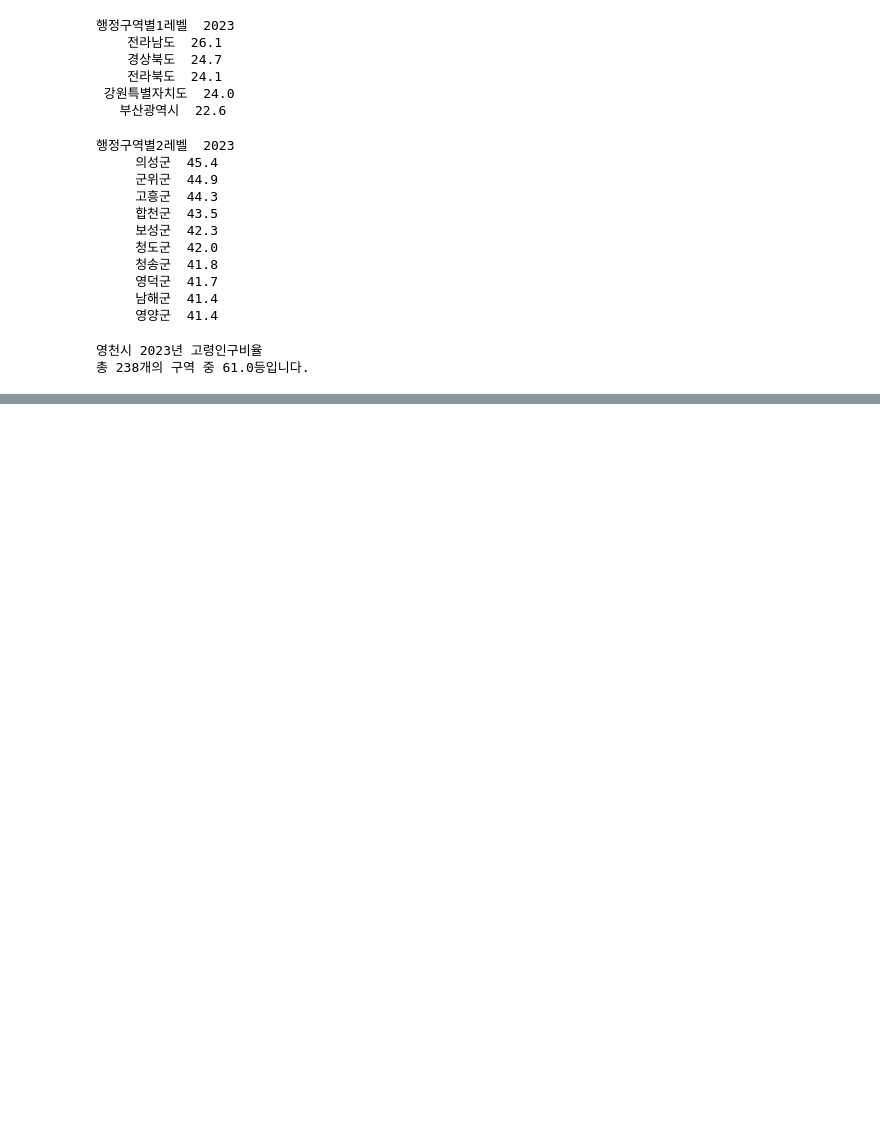
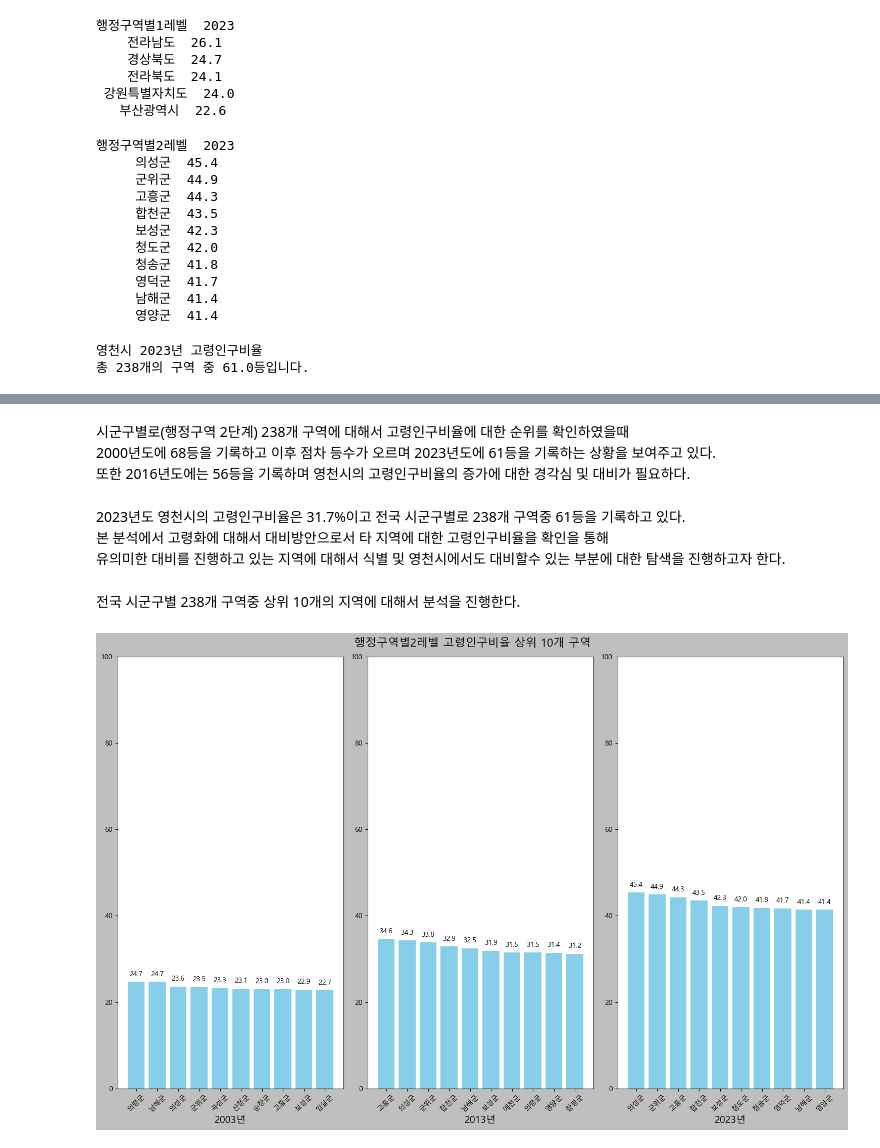
Before and after one commit to BaekJunehong/Yangcheon_Data_Contest, a Jupyter notebook: code.ipynb, the cells around one changed output, grey strips where cells are left out. Cells and saved outputs as stored; diff of their text form; code cells hidden in the pictures; blank space fills up the shorter version.

```diff
--- a/code.ipynb
+++ b/code.ipynb
@@ -164,0 +183,37 @@ plt.show()
+# %% [markdown]
+시군구별로(행정구역 2단계) 238개 구역에 대해서 고령인구비율에 대한 순위를 확인하였을때
+2000년도에 68등을 기록하고 이후 점차 등수가 오르며 2023년도에 61등을 기록하는 상황을 보여주고 있다.
+또한 2016년도에는 56등을 기록하며 영천시의 고령인구비율의 증가에 대한 경각심 및 대비가 필요하다.
+# %% [markdown]
+2023년도 영천시의 고령인구비율은 31.7%이고 전국 시군구별로 238개 구역중 61등을 기록하고 있다.
+본 분석에서 고령화에 대해서 대비방안으로서 타 지역에 대한 고령인구비율을 확인을 통해
+유의미한 대비를 진행하고 있는 지역에 대해서 식별 및 영천시에서도 대비할수 있는 부분에 대한 탐색을 진행하고자 한다.
+# %% [markdown]
+전국 시군구별 238개 구역중 상위 10개의 지역에 대해서 분석을 진행한다.
+# %%
+fig, axs = plt.subplots(1, 3, figsize=(15, 10))
+
+years = ['2003', '2013', '2023']
+for i, year in enumerate(years):
+    top5_regions_level2 = df_level2.sort_values(by=year, ascending=False).head(10)[['행정구역별2레벨', year]]
+    bars = axs[i].bar(top5_regions_level2['행정구역별2레벨'], top5_regions_level2[year], color='skyblue')
+    axs[i].set_xlabel(f'{year}년', fontsize=14)
+
+    # x축의 위치를 수동으로 설정합니다.
+    axs[i].set_xticks(range(len(top5_regions_level2['행정구역별2레벨'])))
+    axs[i].set_xticklabels(top5_regions_level2['행정구역별2레벨'], rotation=45)
+
+    # 각 막대에 높이를 표시합니다.
+    for bar in bars:
+        yval = bar.get_height()
+        axs[i].text(bar.get_x() + bar.get_width()/2, yval + 1, round(yval, 2), ha='center', va='bottom')
+
+    axs[i].set_ylim(0, 100)  # y축의 범위를 0에서 100으로 설정합니다.
+
+# 전체 그림에 대한 제목을 설정합니다.
+plt.suptitle('행정구역별2레벨 고령인구비율 상위 10개 구역', fontsize=16)
+
+plt.tight_layout()
+plt.show()
+# %% [output]
+[figure, added]
```
Also changed, not shown: parts of 10 cells of this notebook.
